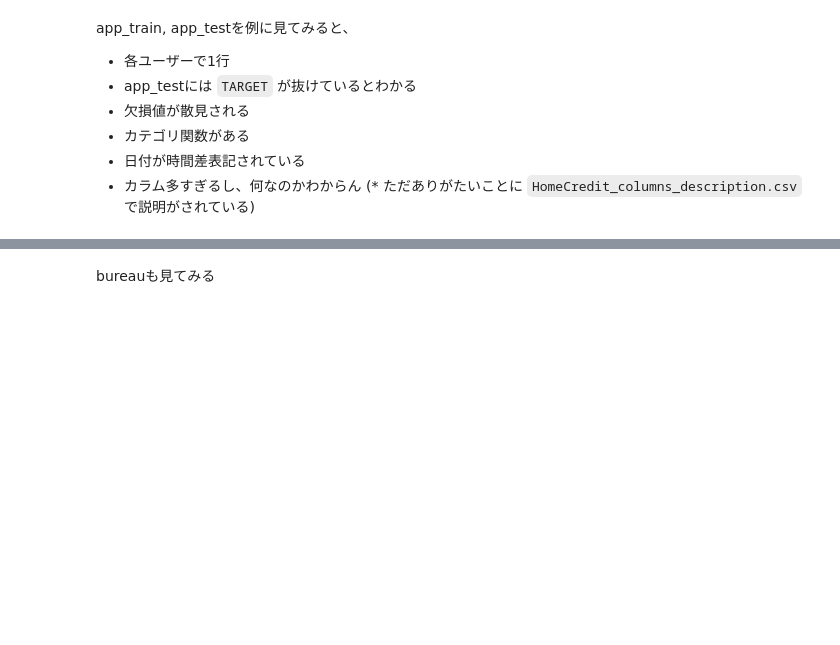
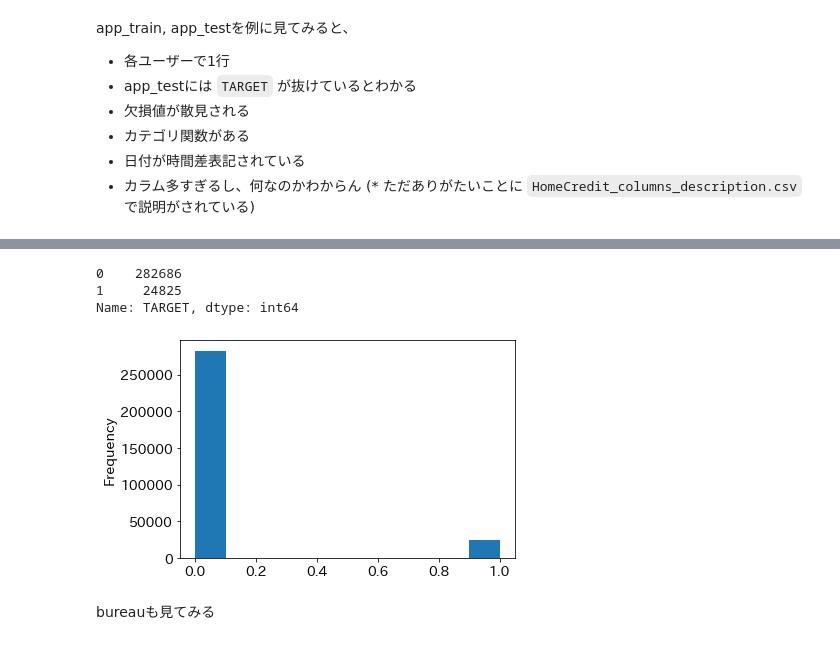
Before and after one commit to idsts2670/kaggle, a Jupyter notebook: home-credit-default-risk/home-credit-default.ipynb, the cells around one changed output, grey strips where cells are left out. Saved outputs shown, nothing was run; the diff lists cells and outputs as text; code cells hidden in the pictures; blank space fills up the shorter version.

```diff
--- a/home-credit-default-risk/home-credit-default.ipynb
+++ b/home-credit-default-risk/home-credit-default.ipynb
@@ -221,6 +221,16 @@ display(app_train.describe())
 | 50% | 278202.0000 | 0.0000 | 0.0000 | 147150.0000 | 513531.0000 | 24903.0000 | 450000.0000 | ... |
 | 75% | 367142.5000 | 0.0000 | 1.0000 | 202500.0000 | 808650.0000 | 34596.0000 | 679500.0000 | ... |
 | max | 456255.0000 | 1.0000 | 19.0000 | 117000000.0000 | 4050000.0000 | 258025.5000 | 4050000.0000 | ... |
+# %%
+app_train['TARGET'].value_counts()
+# %% [output]
+0    282686
+1     24825
+Name: TARGET, dtype: int64
+# %%
+app_train['TARGET'].astype(int).plot.hist();
+# %% [output]
+[figure, added]
 # %% [markdown]
 bureauも見てみる
 # %%
```
Also changed, not shown: parts of 30 cells of this notebook.
